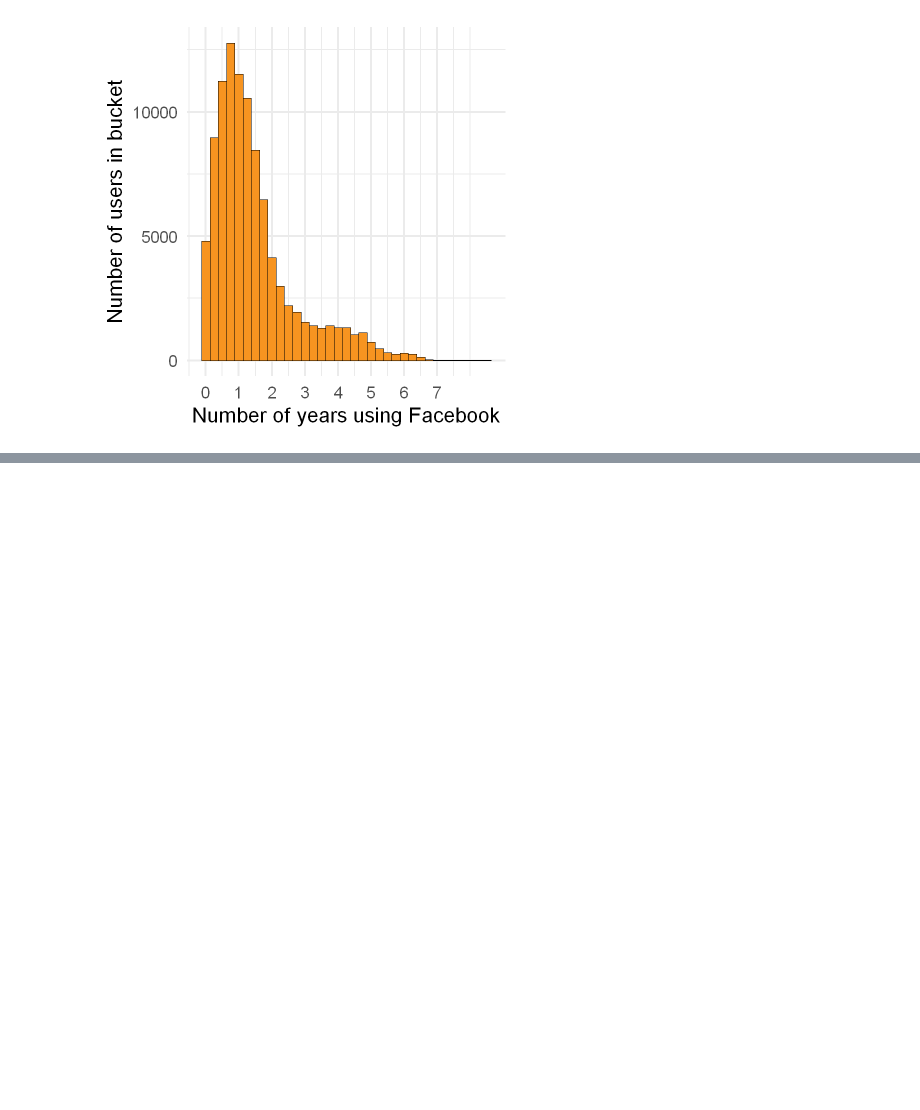
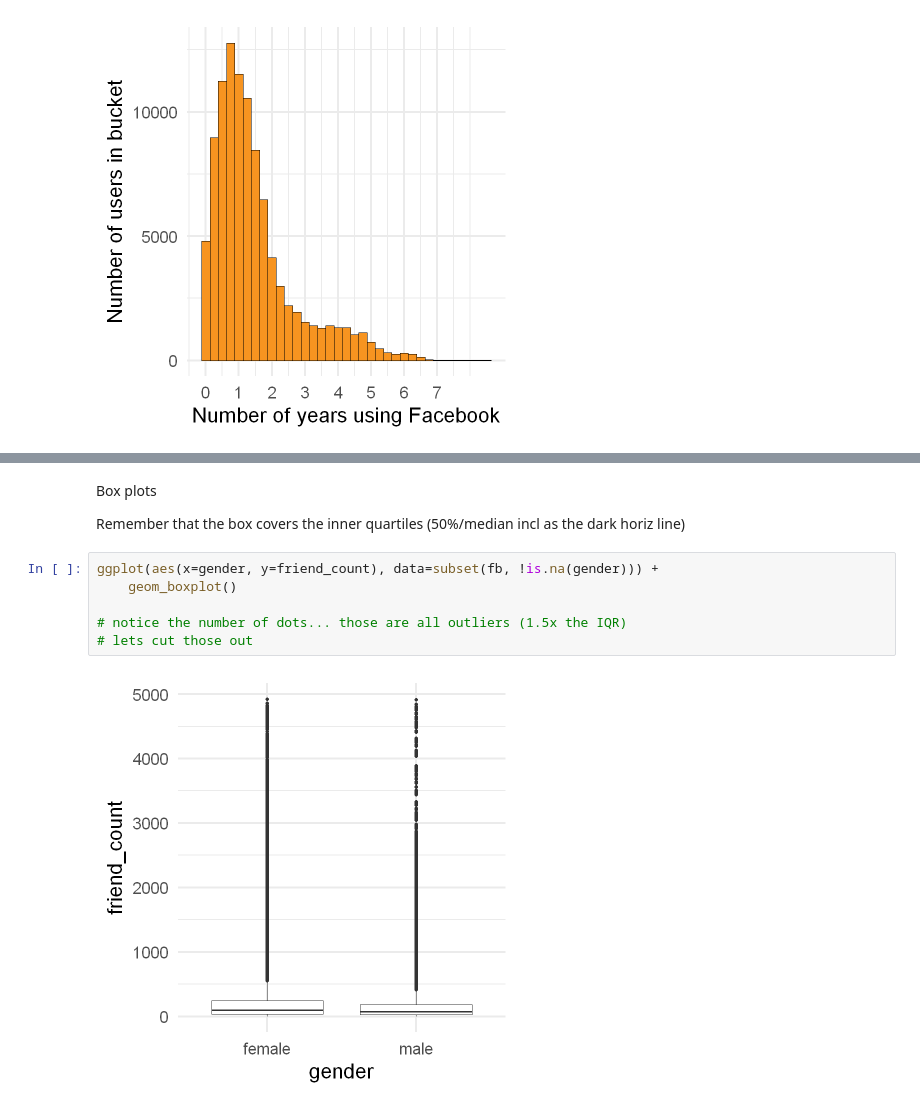
Before and after one commit to birbarino/R-Projects, a Jupyter notebook: intro-to-r/intro-to-r.ipynb, the cells around one changed output, grey strips where cells are left out. Cells and saved outputs as stored; diff of their text form; blank space fills up the shorter version.

```diff
--- a/intro-to-r/intro-to-r.ipynb
+++ b/intro-to-r/intro-to-r.ipynb
@@ -871,0 +913,12 @@ Likes on the web:
+# %% [markdown]
+Box plots
+
+Remember that the box covers the inner quartiles (50%/median incl as the dark horiz line)
+# %%
+ggplot(aes(x=gender, y=friend_count), data=subset(fb, !is.na(gender))) +
+    geom_boxplot()
+
+# notice the number of dots... those are all outliers (1.5x the IQR)
+# lets cut those out
+# %% [output]
+[figure, added]
```
Also changed, not shown: parts of 21 cells of this notebook, 4 other files.
